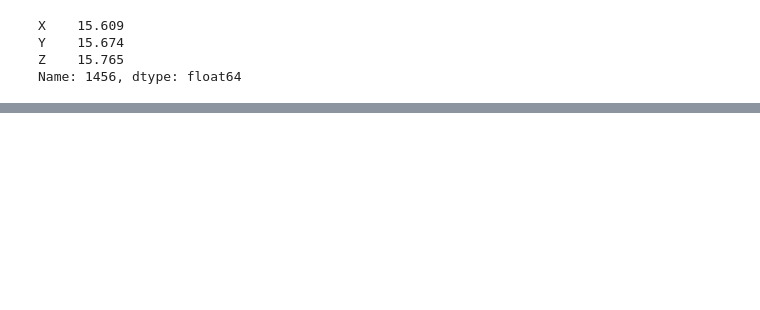
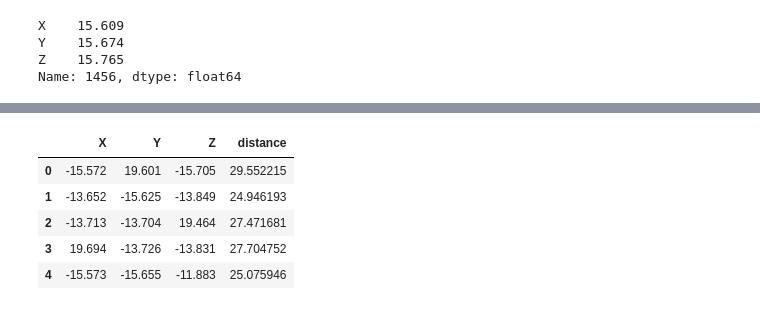
Before and after one commit to rostyq/edu_notebooks, a Jupyter notebook: mesoscale_physics/lab4.ipynb, the cells around one changed output, grey strips where cells are left out. Cells and saved outputs as stored; diff of their text form; code cells hidden in the pictures; blank space fills up the shorter version.

```diff
--- a/mesoscale_physics/lab4.ipynb
+++ b/mesoscale_physics/lab4.ipynb
@@ -99,0 +76,13 @@ data[0][['X', 'Y', 'Z']]
+# %%
+for i in range(2):
+    for axis in ['X', 'Y', 'Z']:
+        data[i][axis] = data[i][axis] - centre[axis]
+    data[i]['distance'] = np.sqrt(data[i].X ** 2 + data[i].Y ** 2 + data[i].Z **2)
+data[0].head()
+# %% [output]
+|  | X | Y | Z | distance |
+| 0 | -15.572 | 19.601 | -15.705 | 29.552215 |
+| 1 | -13.652 | -15.625 | -13.849 | 24.946193 |
+| 2 | -13.713 | -13.704 | 19.464 | 27.471681 |
+| 3 | 19.694 | -13.726 | -13.831 | 27.704752 |
+| 4 | -15.573 | -15.655 | -11.883 | 25.075946 |
```
Also changed, not shown: parts of 5 cells of this notebook, 3 other files.
